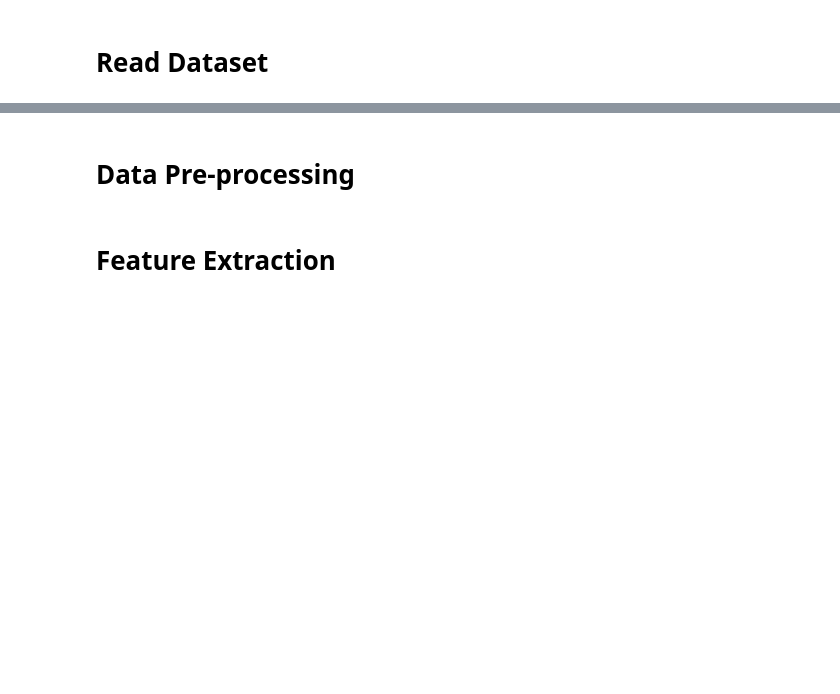
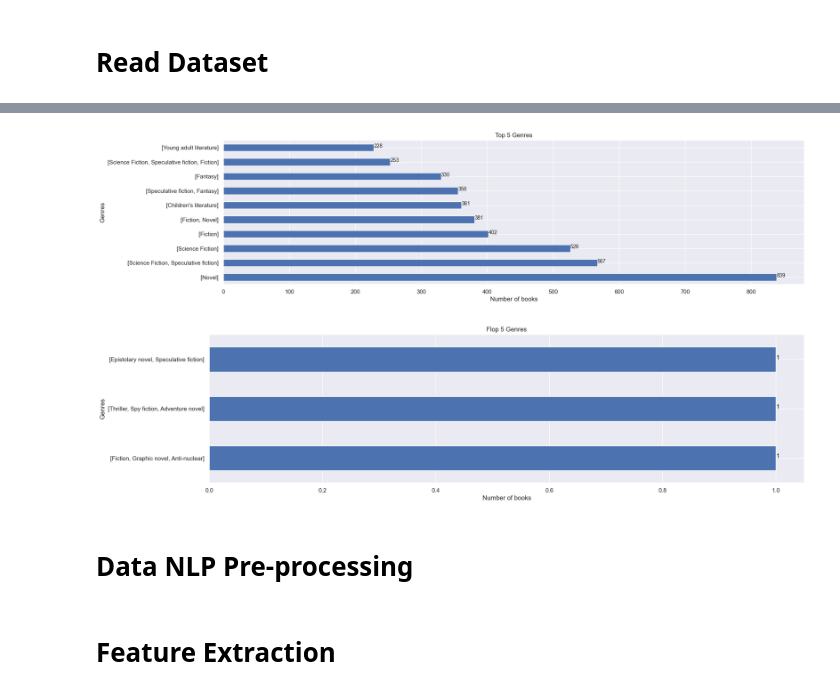
Before and after one commit to 7ben18/fhnw-npr-Natural-Language-Processing, a Jupyter notebook: mini-challenge1/npr-minichallenge1-yannic-ben.ipynb, the cells around one changed output, grey strips where cells are left out. Drawn from its saved outputs; the diff is of its cells as text; code cells hidden in the pictures; blank space fills up the shorter version.

```diff
--- a/mini-challenge1/npr-minichallenge1-yannic-ben.ipynb
+++ b/mini-challenge1/npr-minichallenge1-yannic-ben.ipynb
@@ -90,5 +156,28 @@ df_summary
+# %%
+# Top 10 Genres
+df_clean["Genres"].value_counts().head(n=10).plot(kind='barh', figsize=(20, 5))
+# add number to the bars
+for index, value in enumerate(df_clean["Genres"].value_counts().head(n=10)):
+    plt.text(value, index, str(value), fontsize=10)
+plt.title('Top 5 Genres')
+plt.xlabel('Number of books')
+plt.ylabel('Genres')
+plt.show()
+
+# Flop 3 Genres
+df_clean["Genres"].value_counts().tail(3).plot(kind='barh', figsize=(20, 5))
+# add number to the bars
+for index, value in enumerate(df_clean["Genres"].value_counts().tail(3)):
+    plt.text(value, index, str(value))
+plt.title('Flop 5 Genres')
+plt.xlabel('Number of books')
+plt.ylabel('Genres')
+plt.show()
+# %% [output]
+[figure, added]
+[figure, added]
 # %% [markdown]
-# Data Pre-processing
+# Data NLP Pre-processing
 # %% [markdown]
 # Feature Extraction
 # %% [markdown]
```
Also changed, not shown: parts of 9 cells of this notebook, 1 other file.
